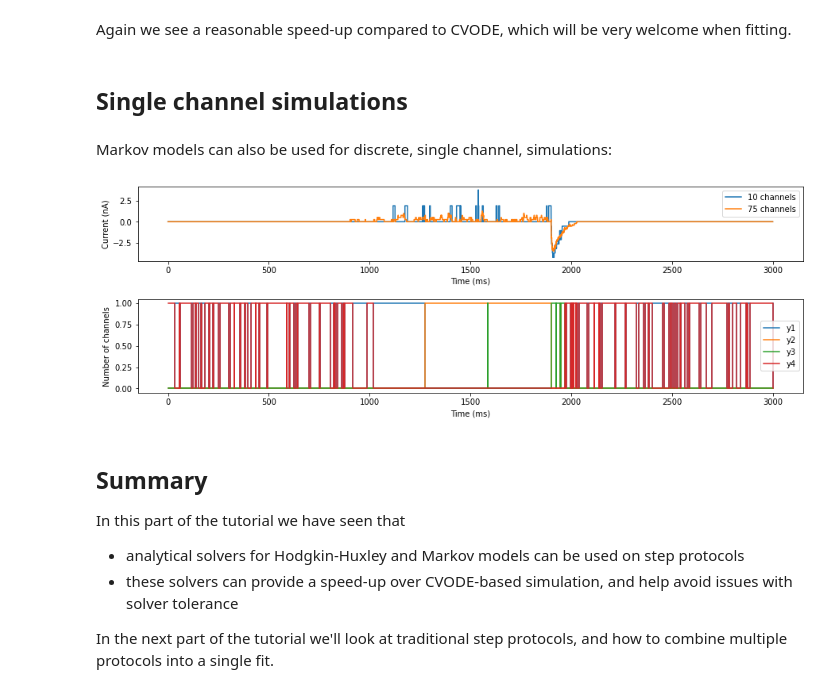
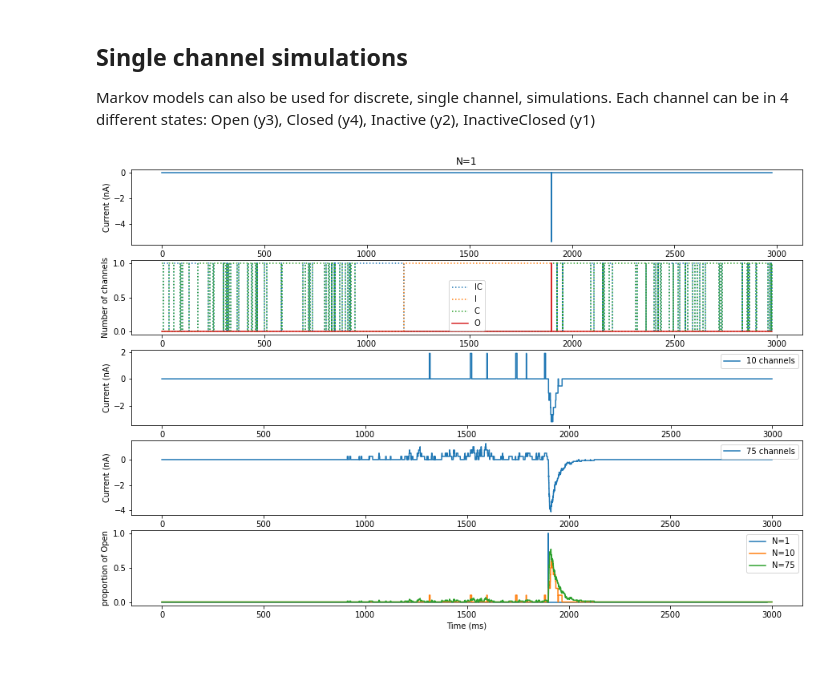
Before and after one commit to donajialej/Notes, a Jupyter notebook: from_myokit_tutorial/single_chanel_sim.ipynb, the cells around one changed output. Saved outputs shown, nothing was run; the diff lists cells and outputs as text; code cells hidden in the pictures; blank space fills up the shorter version.

Commit message:
ploting the open probability

```diff
--- a/from_myokit_tutorial/single_chanel_sim.ipynb
+++ b/from_myokit_tutorial/single_chanel_sim.ipynb
@@ -67,59 +67,62 @@ plt.show()
 [figure]
-# %% [markdown]
-Again we see a reasonable speed-up compared to CVODE, which will be very welcome when fitting.
-# %% [markdown]
-## Single channel simulations
 # %% [markdown]
-Markov models can also be used for discrete, single channel, simulations:
+## Single channel simulations
+
+Markov models can also be used for discrete, single channel, simulations. Each channel can be in 4 different states: Open (y3), Closed (y4), Inactive (y2), InactiveClosed (y1)
 # %%
 # Create a figure
 plt.figure(figsize=(15,10))
 
 # Simulate the first three seconds of the protocol, with various numbers of channels
 sim = myokit.lib.markov.DiscreteSimulation(markov_model, protocol, nchannels=1)
 log = sim.run(3000)
-plt.subplot(4, 1, 1)
+#p_open_N1 = np.array(log['ikr.y3'])/1
+#print(p_open_N1.shape)
+
+plt.subplot(5, 1, 1)
 plt.plot(log.time(), log['ikr.IKr'], drawstyle='steps-post', label='1 channel')
 plt.xlabel('Time (ms)')
 plt.ylabel('Current (nA)')
+plt.title('N=1')
 
 # plot the state of the channel
-plt.subplot(4, 1, 2)
-plt.plot(log.time(),log['ikr.y1'], drawstyle='steps-post', label='y1')
+plt.subplot(5, 1, 2)
+plt.plot(log.time(),log['ikr.y1'], ':', drawstyle='steps-post', label='IC')
+plt.plot(log.time(),log['ikr.y2'],':', drawstyle='steps-post', label='I')
+plt.plot(log.time(),log['ikr.y4'], ':', drawstyle='steps-post', label='C')
+plt.plot(log.time(),log['ikr.y3'], drawstyle='steps-post', label='O')
 plt.xlabel('Time (ms)')
 plt.ylabel('Number of channels')
-plt.subplot(4, 1, 2)
-plt.plot(log.time(),log['ikr.y2'], drawstyle='steps-post', label='y2')
-plt.subplot(4, 1, 2)
-plt.plot(log.time(),log['ikr.y3'], drawstyle='steps-post', label='y3')
-plt.subplot(4, 1, 2)
-plt.plot(log.time(),log['ikr.y4'], drawstyle='steps-post', label='y4')
 plt.legend()
 
 sim = myokit.lib.markov.DiscreteSimulation(markov_model, protocol, nchannels=10)
-log = sim.run(3000)
-plt.subplot(5, 1, 1)
-plt.plot(log.time(), log['ikr.IKr'], drawstyle='steps-post', label='10 channels')
+log_10 = sim.run(3000)
+
+plt.subplot(5, 1, 3)
+plt.plot(log_10.time(), log_10['ikr.IKr'], drawstyle='steps-post', label='10 channels')
 plt.legend()
+plt.ylabel('Current (nA)')
 
-sim = myokit.lib.markov.DiscreteSimulation(markov_model, protocol, nchannels=75)
-log = sim.run(3000)
-plt.subplot(5, 1, 1)
-plt.plot(log.time(), log['ikr.IKr'], drawstyle='steps-post', label='75 channels')
+Nchannels=75
+sim = myokit.lib.markov.DiscreteSimulation(markov_model, protocol, nchannels = Nchannels)
+log_N = sim.run(3000)
+
+
+
+plt.subplot(5, 1, 4)
+plt.plot(log_N.time(), log_N['ikr.IKr'], drawstyle='steps-post', label=str(Nchannels)+' channels')
 plt.xlabel('Time (ms)')
 plt.ylabel('Current (nA)')
 plt.legend()
 
+plt.subplot(5, 1, 5)
+plt.plot(log.time(),np.array(log['ikr.y3']), drawstyle='steps-post', label='N=1')
+plt.plot(log_10.time(),np.array(log_10['ikr.y3'])/10, drawstyle='steps-post', label='N=10')
+plt.plot(log_N.time(),np.array(log_N['ikr.y3'])/Nchannels, drawstyle='steps-post', label='N=' +str(Nchannels))
+plt.xlabel('Time (ms)')
+plt.ylabel('proportion of Open')
+plt.legend()
 
 plt.show()
 # %% [output]
-[figure, old version]
+[figure, new version]
-# %% [markdown]
-## Summary
-
-In this part of the tutorial we have seen that
-
-- analytical solvers for Hodgkin-Huxley and Markov models can be used on step protocols
-- these solvers can provide a speed-up over CVODE-based simulation, and help avoid issues with solver tolerance
-
-In the next part of the tutorial we'll look at traditional step protocols, and how to combine multiple protocols into a single fit.
```
Also changed, not shown: parts of 5 cells of this notebook.
